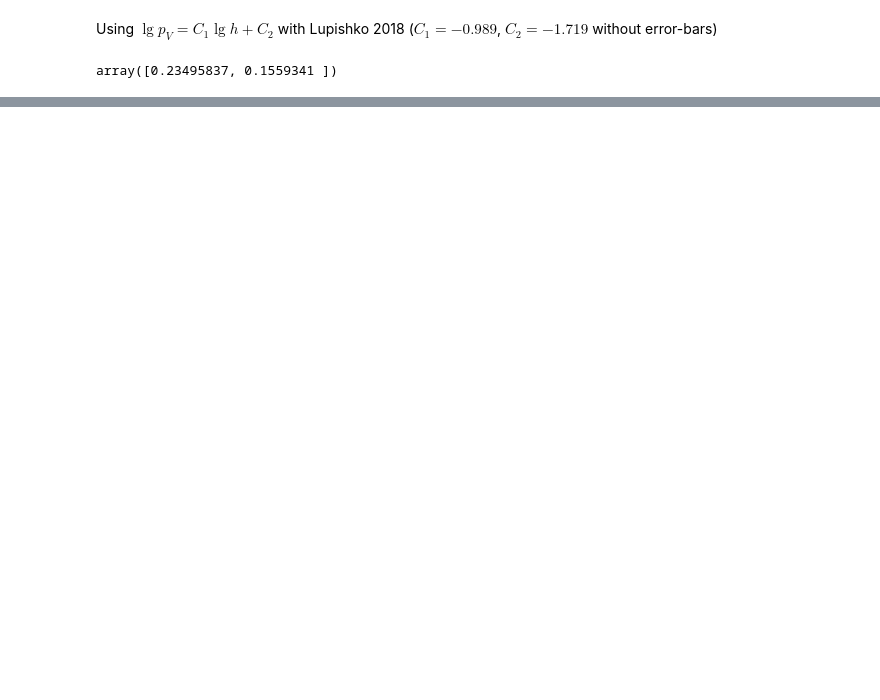
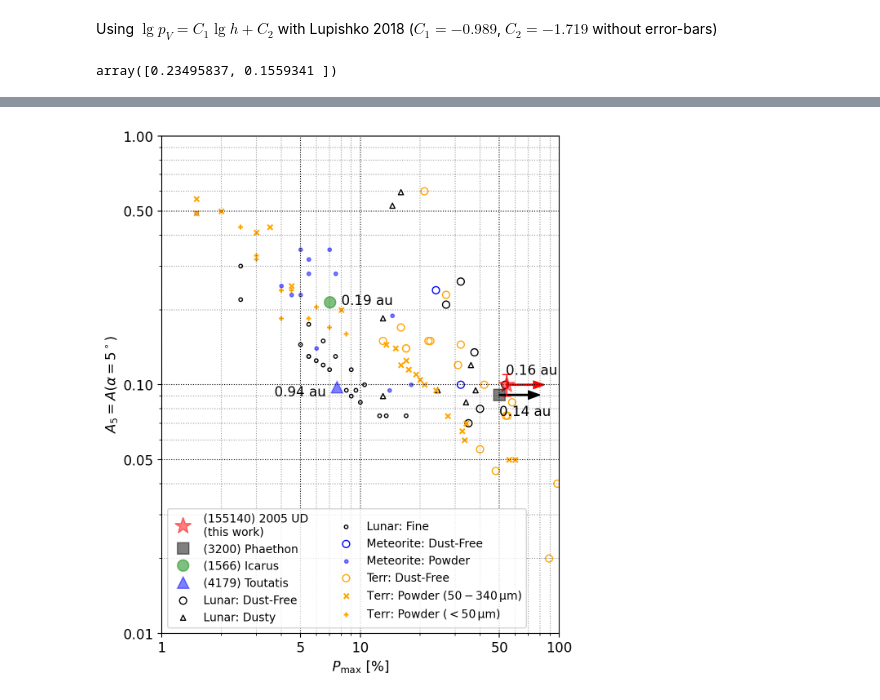
Before and after one commit to ysBach/IshiguroM_etal_155140_2005UD, a Jupyter notebook: polarimetry/Comparison_with_others.ipynb, the cells around one changed output, grey strips where cells are left out. Saved outputs shown, nothing was run; the diff lists cells and outputs as text; code cells hidden in the pictures; blank space fills up the shorter version.

```diff
--- a/polarimetry/Comparison_with_others.ipynb
+++ b/polarimetry/Comparison_with_others.ipynb
@@ -269,0 +282,80 @@ plt.show()
+# %%
+Afmter = ticker.FormatStrFormatter("%.2f")
+Pfmter = ticker.FormatStrFormatter("%.0f")
+
+size = 40
+
+markers = {"Lunar Dust-Free":
+               dict(marker='o', s=size, edgecolors='k', facecolors='none',
+                    label="Lunar: Dust-Free"),
+           "Lunar Dusty":
+               dict(marker='^', s=size/2, edgecolors='k', facecolors='none',
+                    label="Lunar: Dusty"),
+           "Lunar Fine":
+               dict(marker='.', s=size, edgecolors='k', facecolors='none',
+                    label="Lunar: Fine"),
+           "Meteorite Dust-Free":
+               dict(marker='o', s=size, edgecolors='b', facecolors='none',
+                    label="Meteorite: Dust-Free"),
+           "Meteoritic Powder":
+               dict(marker='.', s=size, c='b', alpha=0.5,
+                    label="Meteorite: Powder"),
+           "Rock Dust-Free":
+               dict(marker='o', s=size, edgecolors='orange', facecolors='none',
+                    label="Terr: Dust-Free"),
+           "Rock Powder 340":
+               dict(marker='x', s=size/2, c='orange',
+                    label="Terr: Powder ($50 - 340 \,\mathrm{\mu m}$)"),
+           "Rock Powder 50":
+               dict(marker='+', s=size/2, c='orange',
+                    label="Terr: Powder ($< 50 \,\mathrm{\mu m}$)")
+           }
+
+plt.close('all')
+fig, ax = plt.subplots(1, 1, figsize=(6.1, 7))
+
+for categ, group in dg_ptab:
+    ax.scatter(group["Pmax"], group["A5"], **markers[categ])
+
+ax.plot(54.33, 0.10, marker='*', color='r', ms=15,
+        ls='', alpha=0.5, label="(155140) 2005 UD \n(this work)")
+ax.errorbar(54.33, 0.10, yerr=[[0.01], [0.01]], marker=None, color='r', ms=10,
+            ls='', elinewidth=1, capsize=4, label=None)
+ax.arrow(54.33, 0.10, dx=20, dy=0, head_width=0.007, head_length=10, fc='r', ec='r')
+ax.text(54, 0.11, "0.16 au")
+
+ax.plot(50, 0.091, marker='s', color='k', ms=10,
+        ls='', alpha=0.5, label="(3200) Phaethon")
+ax.arrow(50, 0.091, dx=20, dy=0, head_width=0.007, head_length=10, fc='k', ec='k')
+ax.text(50, 0.075, "0.14 au")
+
+ax.plot(7.04, 0.215, marker='o', color='g', ms=10,
+        ls='', alpha=0.5, label="(1566) Icarus")
+ax.text(8, 0.21, "0.19 au")
+
+ax.plot(7.6, 0.098, marker='^', color='b', ms=10,
+        ls='', alpha=0.5, label="(4179) Toutatis")
+ax.text(3.7, 0.09, "0.94 au")
+
+
+ax.set_yscale('log')
+ax.set_xscale('log')
+ax.set_ylim(0.01, 1)
+ax.set_xlim(1, 100)
+
+ax.set_xticks([1, 5, 10, 50, 100])
+ax.xaxis.set_major_formatter(Pfmter)
+
+ax.set_yticks([0.01, 0.05, 0.10, 0.50, 1.])
+ax.yaxis.set_major_formatter(Afmter)
+ax.grid(which='both', ls=':', color='k', alpha=0.4)
+ax.grid(which='major', ls=':', color='k', alpha=1)
+ax.set_xlabel(r"$ P_\mathrm{max} $ [%]")
+ax.set_ylabel(r"$ A_5 = A(\alpha = 5^\circ) $")
+
+ax.legend(fontsize=10, ncol=2)
+
+plt.tight_layout()
+plt.savefig(FIGDIR/"fig_Pmax-A5.pdf")
+# %% [output]
+[figure, added]
```
Also changed, not shown: parts of 7 cells of this notebook, 2 other files.
